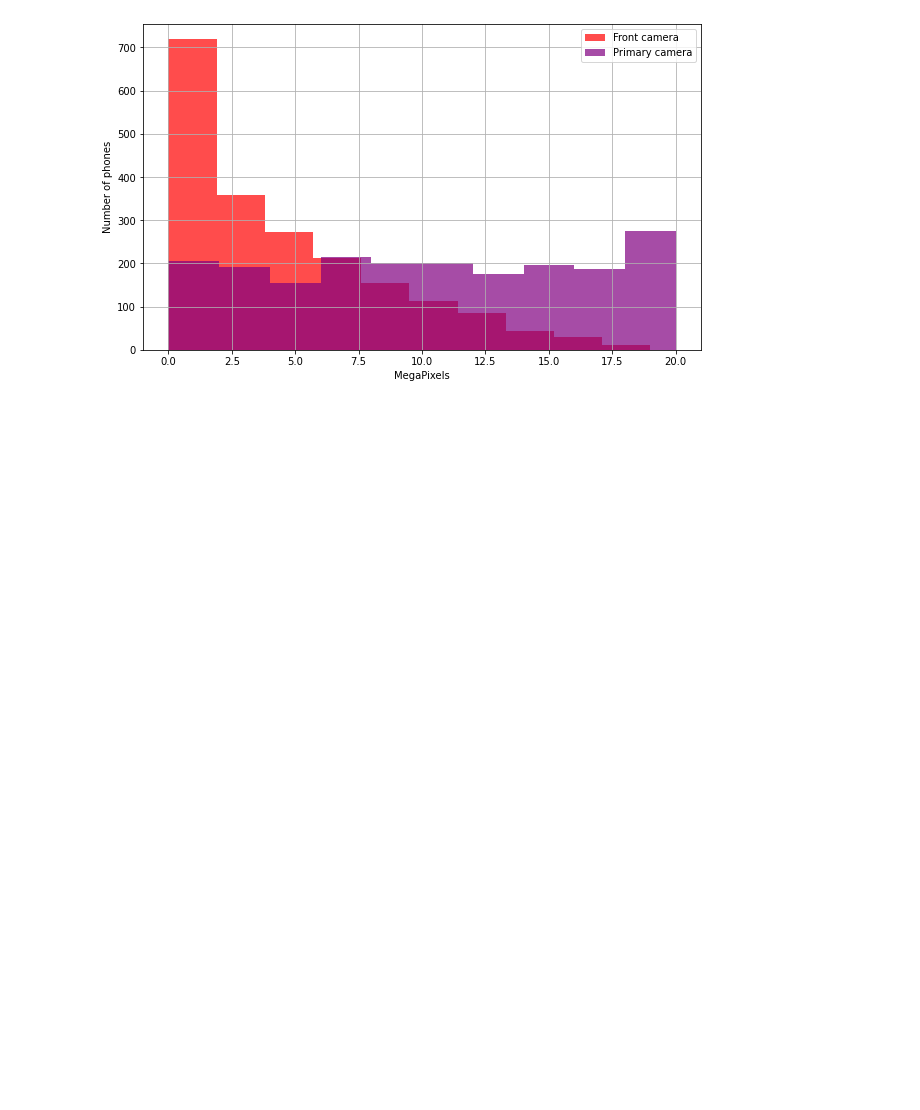
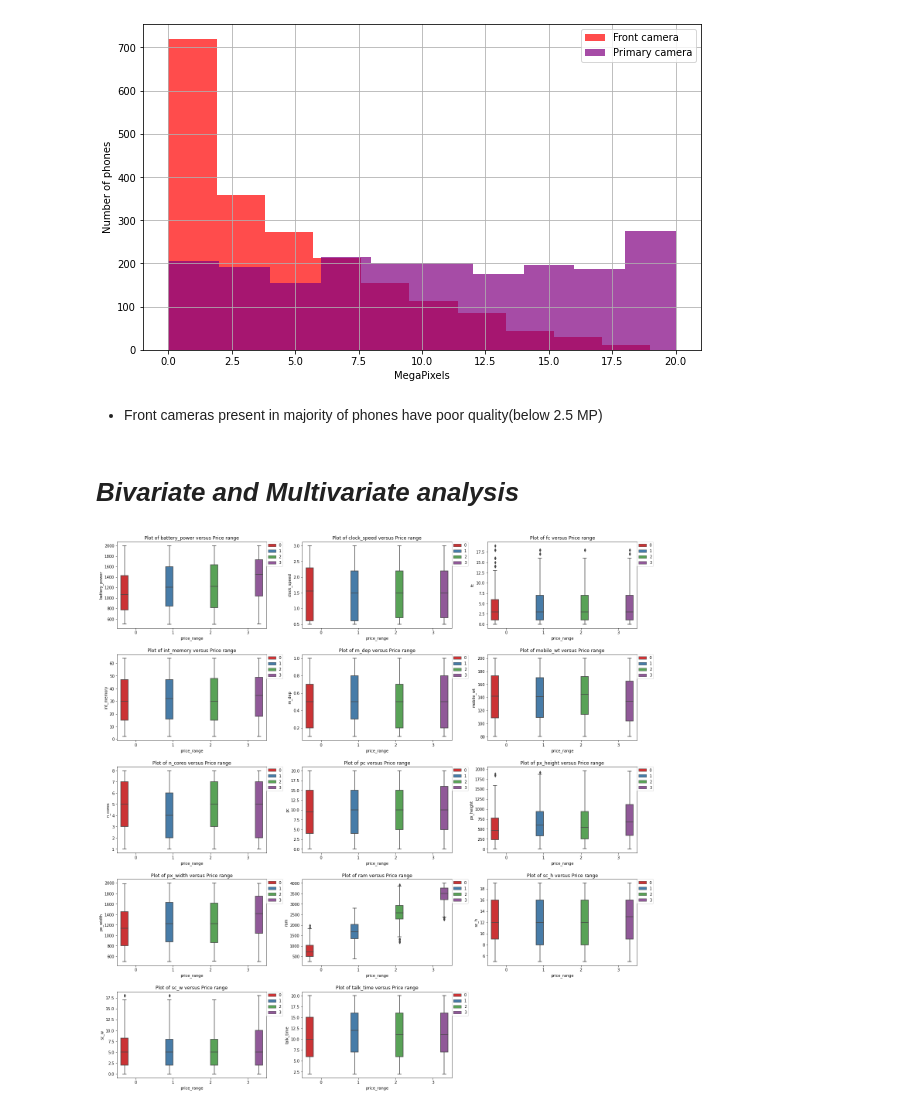
Before and after one commit to RadhikaRM/Mobilepricerangeprediction, a Jupyter notebook: Pricerangeprediction.ipynb, the cells around one changed output. Saved outputs shown, nothing was run; the diff lists cells and outputs as text; code cells hidden in the pictures; blank space fills up the shorter version.

```diff
--- a/Pricerangeprediction.ipynb
+++ b/Pricerangeprediction.ipynb
@@ -184,3 +189,19 @@ plt.ylabel('Number of phones')
 # %% [output]
 Text(0, 0.5, 'Number of phones')
 [figure]
+# %% [markdown]
+*  Front cameras present in majority of phones have poor quality(below 2.5 MP)
+# %% [markdown]
+# ***Bivariate and Multivariate analysis***
+# %%
+fig = plt.figure(figsize=(20,20))
+c=1
+for i in numerical_columns :
+    plt.subplot(5,3, c)
+    sns.boxplot(x='price_range',y=i,data=df,hue='price_range',palette='Set1')
+    plt.legend(bbox_to_anchor=(1, 1), loc='upper left', borderaxespad=0)
+    plt.title(f'Plot of {i} versus Price range')
+    c = c + 1
+plt.tight_layout(pad=0.3, w_pad=0.3, h_pad=2.0)
+# %% [output]
+[figure, added]
```
Also changed, not shown: parts of 24 cells of this notebook.
